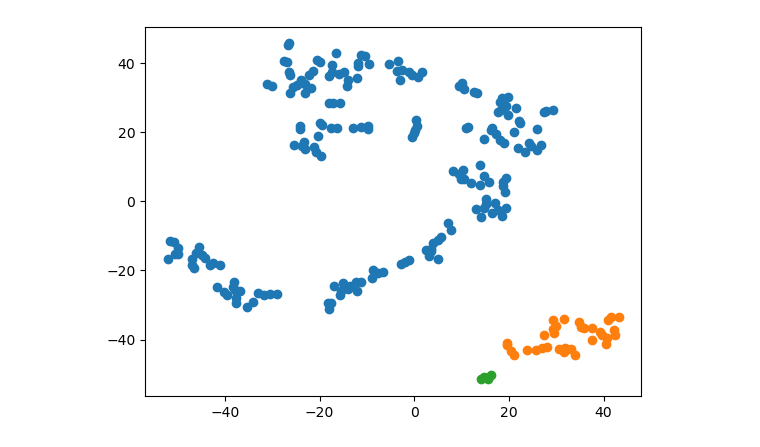
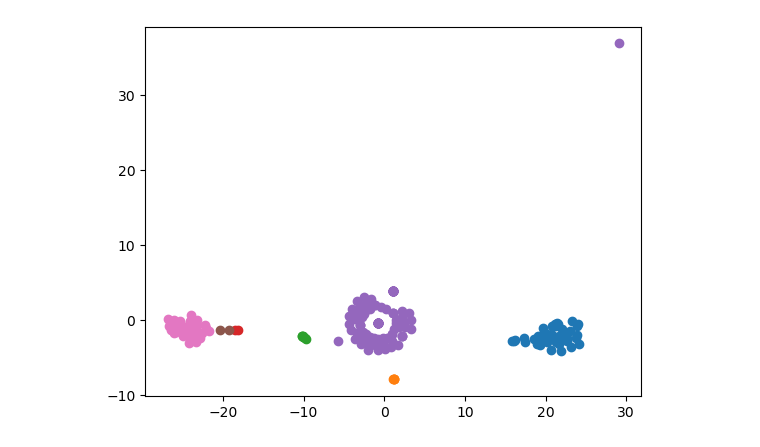
Before and after one commit to astomer2/script, a Jupyter notebook: cluster/cluster_text1.ipynb, the cells around one changed output. Cells and saved outputs as stored; diff of their text form; code cells hidden in the pictures.

```diff
--- a/cluster/cluster_text1.ipynb
+++ b/cluster/cluster_text1.ipynb
@@ -25,13 +27,13 @@ logger.addHandler(handler)
 now_times = time.strftime("%Y-%m-%d %H:%M:%S", time.localtime())
 # %%
 protein_pdb = "/mnt/nas1/lanwei-125/FGF5/dock_prepare/FGF5.pdb"
-peptide_pdb_dir = "/mnt/nas1/lanwei-125/FGF5/disulfide_peptide/"
+peptide_pdb_dir = "/mnt/nas1/lanwei-125/FGF5/disf_ADCP_best_pose_pdb/"
 cluster_path = "/mnt/nas1/lanwei-125/FGF5/disulfide_peptide_cluster/"
 
 protein_pdb = Path(protein_pdb)
 peptide_pdb_dir = Path(peptide_pdb_dir)
 cluster_path = Path(cluster_path)
-
+peptide_number = 50
 
 DBCV_score_vs_trials = cluster_path / "DBCV_score_vs_trials.png"
 cluster_result = cluster_path / "cluster_result.txt"
@@ -152,7 +142,10 @@ def run_hdbscan(params):
 min_cluster_sizes = list(range(2, 5))
 min_samples_values = list(range(2, 5))
 eps_values = [x * 0.1 for x in range(1, 10, 2)]
-cluster_selection_methods = ["eom", "leaf"]
+cluster_selection_methods = [
+    "eom",
+    #"leaf"
+    ]
 
 param_combinations = [
     (min_cluster_size, min_samples, eps, cluster_selection_method)
@@ -195,6 +182,9 @@ logger.info(f"{now_times} Best Model: {best_model}, Score: {scores[best_model]}"
 # %%
+'''
 hdb = hdbscan.HDBSCAN(cluster_selection_epsilon=0.1, core_dist_n_jobs=-1,
         gen_min_span_tree=True, min_cluster_size=2, min_samples=2).fit(contact_matrixs)
+'''
+hdb=best_model.fit(contact_matrices)
 labels = hdb.labels_
 score = hdb.relative_validity_
 logger.info(f'{now_times} Best Model: {best_model}, Score: {score}')
@@ -231,5 +212,5 @@ logger.info(f"{now_times} Cluster information saved to {cluster_result}")
 # %%
-tsne = TSNE(n_components=2, perplexity=5, random_state=42)
+tsne = TSNE()
 X_tsne = tsne.fit_transform(contact_matrixs)
 fig, ax = plt.subplots()
 for i in range(len(cluster_keys)):
@@ -248 +226 @@ logger.info(f"{now_times} 2D t-SNE plot saved to {point_plot}")
-[figure, old version]
+[figure, new version]
```
Also changed, not shown: parts of 17 cells of this notebook, 11 other files.
